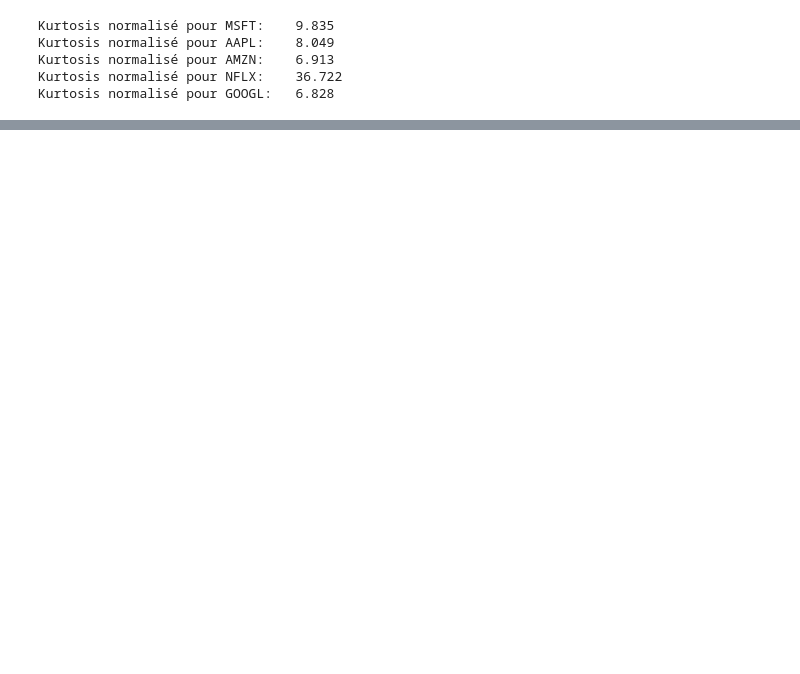
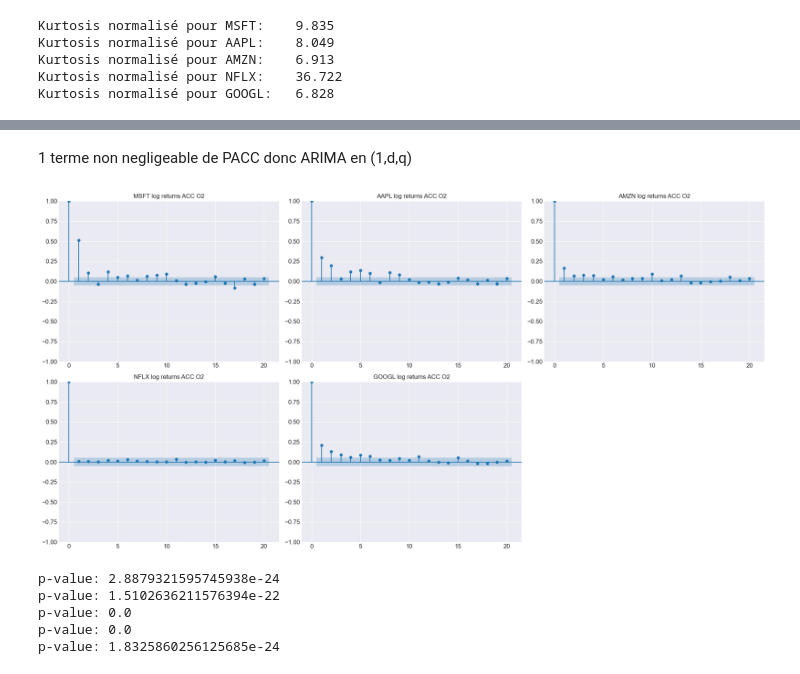
Before and after one commit to Bartbulteau/MAP565, a Jupyter notebook: main.ipynb, the cells around one changed output, grey strips where cells are left out. Saved outputs shown, nothing was run; the diff lists cells and outputs as text; code cells hidden in the pictures; blank space fills up the shorter version.

```diff
--- a/main.ipynb
+++ b/main.ipynb
@@ -73,0 +120,30 @@ Kurtosis normalisé pour GOOGL:   6.828
+# %% [markdown]
+1 terme non negligeable de PACC donc ARIMA en (1,d,q)
+# %%
+## ACC ordre 2 (normalement grosse ACC car cest pas du white noise non plus)
+
+
+plt.figure(figsize=(20, 10))
+for i, stock in enumerate(maang_log_returns.columns):
+    plt.subplot(2, 3, i + 1)
+    sm.graphics.tsa.plot_pacf(maang_log_returns[stock]**2, lags=20, ax=plt.gca())
+    plt.title(stock + ' log returns ACC O2')
+plt.tight_layout()
+plt.show()
+# %% [output]
+[figure, added]
+# %%
+### test de stationarité:
+
+from statsmodels.tsa.stattools import adfuller
+for stock in maang_log_returns.columns:
+    adf_test = adfuller(maang_log_returns[stock])
+    print(f'p-value: {adf_test[1]}')
+
+## proche de 0, donc bcp plus stationnaire dejà, mieux qu'avant donc transofmztion passage au log efficace
+# %% [output]
+p-value: 2.8879321595745938e-24
+p-value: 1.5102636211576394e-22
+p-value: 0.0
+p-value: 0.0
+p-value: 1.8325860256125685e-24
```
Also changed, not shown: parts of 25 cells of this notebook, 1 other file.
